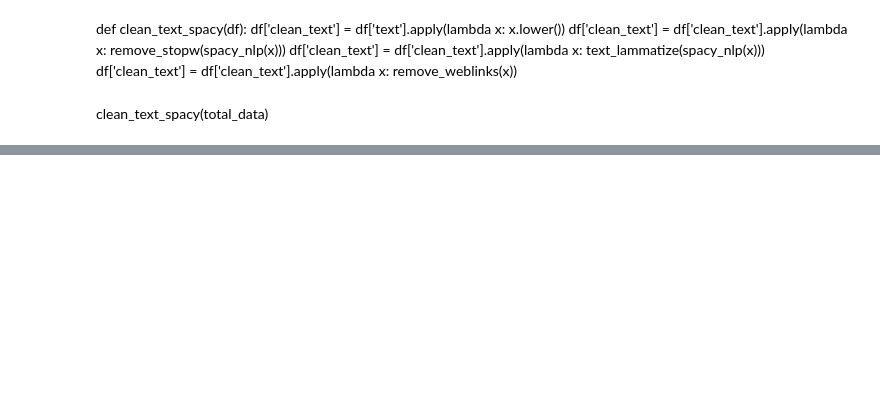
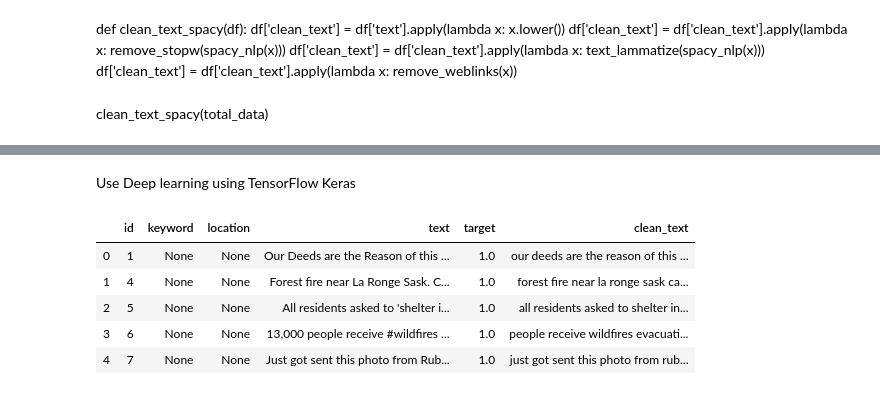
Before and after one commit to arijitde-marvell/disaster_tweet_analysis_nlp, a Jupyter notebook: nlp_disaster_tweet_analysis.ipynb, the cells around one changed output, grey strips where cells are left out. Drawn from its saved outputs; the diff is of its cells as text; code cells hidden in the pictures; blank space fills up the shorter version.

Commit message:
added basic tensorflow based modelling

```diff
--- a/nlp_disaster_tweet_analysis.ipynb
+++ b/nlp_disaster_tweet_analysis.ipynb
@@ -489,3 +458,5 @@ predictors->transform
 pred = pd.DataFrame({'text':X_test, 'prediction':prediction})
 # %%
 pred.to_csv('pred_spacy.csv')
+# %% [markdown]
+Use Deep learning using TensorFlow Keras
@@ -491,0 +474,9 @@ pred.to_csv('pred_spacy.csv')
+# %%
+total_data.head()
+# %% [output]
+|  | id | keyword | location | text | target | clean_text |
+| 0 | 1 | None | None | Our Deeds are the Reason of this ... | 1.0 | our deeds are the reason of this ... |
+| 1 | 4 | None | None | Forest fire near La Ronge Sask. C... | 1.0 | forest fire near la ronge sask ca... |
+| 2 | 5 | None | None | All residents asked to 'shelter i... | 1.0 | all residents asked to shelter in... |
+| 3 | 6 | None | None | 13,000 people receive #wildfires ... | 1.0 | people receive wildfires evacuati... |
+| 4 | 7 | None | None | Just got sent this photo from Rub... | 1.0 | just got sent this photo from rub... |
```
Also changed, not shown: parts of 30 cells of this notebook.
